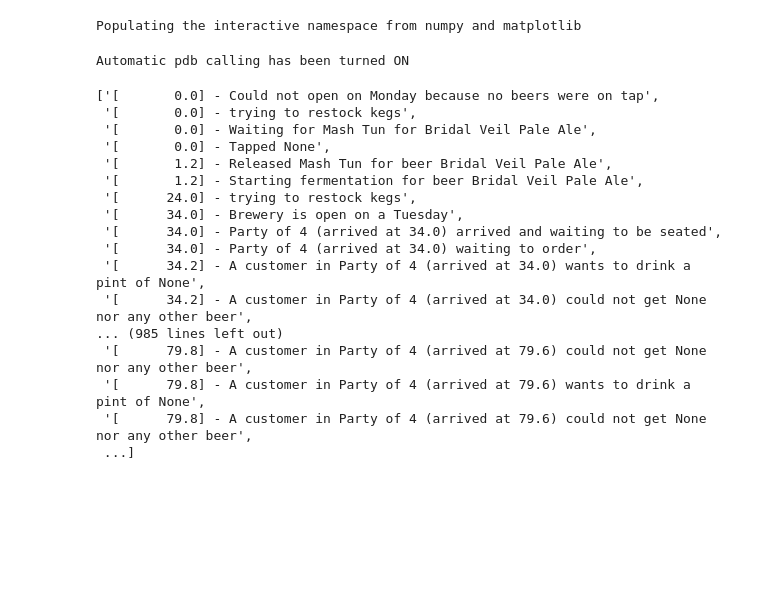
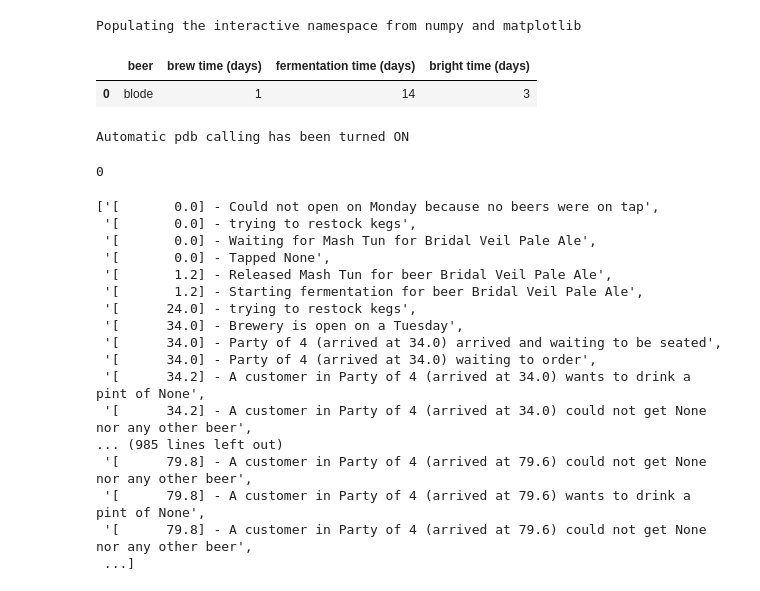
Before and after one commit to sanbales/brewmaster, a Jupyter notebook: Development.ipynb, the cells around one changed output. Saved outputs shown, nothing was run; the diff lists cells and outputs as text; code cells hidden in the pictures; blank space fills up the shorter version.

```diff
--- a/Development.ipynb
+++ b/Development.ipynb
@@ -7,3 +9,8 @@ Populating the interactive namespace from numpy and matplotlib
+# %%
+read_excel('beers.xlsx')
+# %% [output]
+|  | beer | brew time (days) | fermentation time (days) | bright time (days) |
+| 0 | blode | 1 | 14 | 3 |
 # %%
 brewery = Brewery(random_seed=12344567)
 # %%
@@ -11,6 +18,11 @@ brewery = Brewery(random_seed=12344567)
 brewery.run(200)
 # %% [output]
 Automatic pdb calling has been turned ON
+# %%
+keg = brewery.cellar.items[0]
+keg.contents.level
+# %% [output]
+0
 # %%
 brewery._log
 # %% [output]
```
Also changed, not shown: parts of 2 cells of this notebook.
